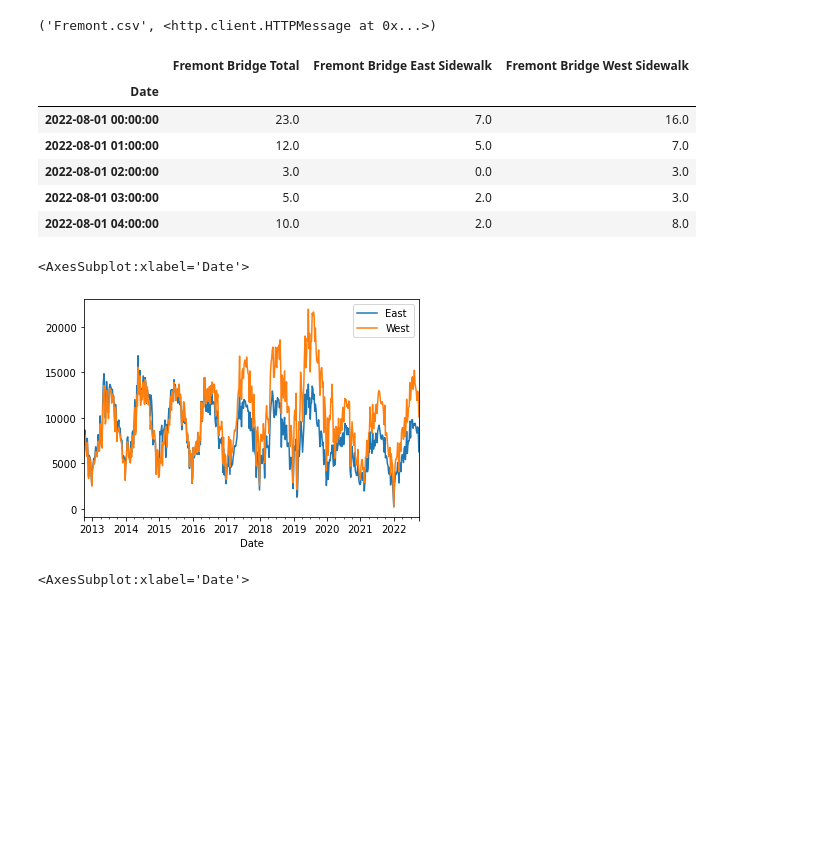
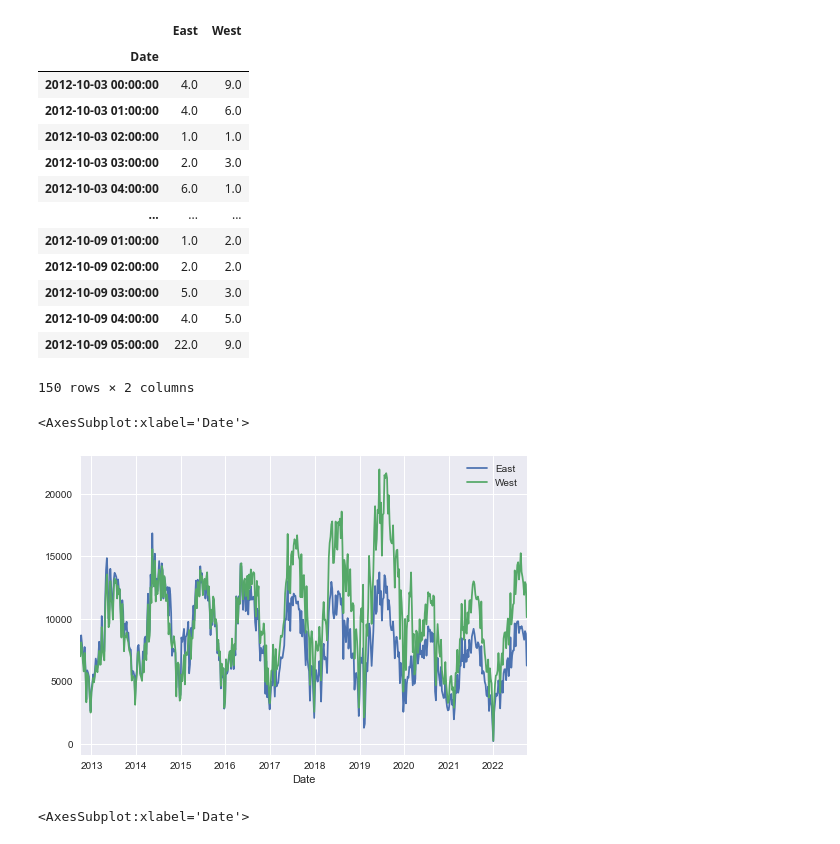
Before and after one commit to kishoremarodia/dataviz_seattle_park, a Jupyter notebook: Fremont_Park_walk_cycle.ipynb, the cells around one changed output. Saved outputs shown, nothing was run; the diff lists cells and outputs as text; code cells hidden in the pictures; blank space fills up the shorter version.

```diff
--- a/Fremont_Park_walk_cycle.ipynb
+++ b/Fremont_Park_walk_cycle.ipynb
@@ -3,26 +1,43 @@ URL = 'https://data.seattle.gov/api/views/65db-xm6k/rows.csv?accessType=DOWNLOAD
 # %%
-from urllib.request import urlretrieve
-urlretrieve(URL,'Fremont.csv')
+import pandas as pd
+import matplotlib.pyplot as plt
+import os
+plt.style.use('seaborn')
+
+URL = 'https://data.seattle.gov/api/views/65db-xm6k/rows.csv?accessType=DOWNLOAD'
+
+def get_fremont_data(filename='Fremont.csv',url=URL,force_download=False):
+    if force_download or not os.path.exists(filename):
+        from urllib.request import urlretrieve
+        urlretrieve(URL,'Fremont.csv')
+    data = pd.read_csv('Fremont.csv',index_col='Date',parse_dates=True)
+    data.drop('Fremont Bridge Total',axis=1,inplace=True)
+    data.columns = ['East','West']
+    return data
-# %% [output]
-('Fremont.csv', <http.client.HTTPMessage at 0x...>)
 # %%
-import pandas as pd
-data = pd.read_csv('Fremont.csv',index_col='Date',parse_dates=True)
-data.drop('Fremont Bridge Total',axis=1,inplace=True)
-data.head()
+data=get_fremont_data()
+
+data.head(150)
 # %% [output]
-|  | Fremont Bridge Total | Fremont Bridge East Sidewalk | Fremont Bridge West Sidewalk |
-| Date |  |  |  |
-| 2022-08-01 00:00:00 | 23.0 | 7.0 | 16.0 |
-| 2022-08-01 01:00:00 | 12.0 | 5.0 | 7.0 |
-| 2022-08-01 02:00:00 | 3.0 | 0.0 | 3.0 |
-| 2022-08-01 03:00:00 | 5.0 | 2.0 | 3.0 |
-| 2022-08-01 04:00:00 | 10.0 | 2.0 | 8.0 |
+|  | East | West |
+| Date |  |  |
+| 2012-10-03 00:00:00 | 4.0 | 9.0 |
+| 2012-10-03 01:00:00 | 4.0 | 6.0 |
+| 2012-10-03 02:00:00 | 1.0 | 1.0 |
+| 2012-10-03 03:00:00 | 2.0 | 3.0 |
+| 2012-10-03 04:00:00 | 6.0 | 1.0 |
+| ... | ... | ... |
+| 2012-10-09 01:00:00 | 1.0 | 2.0 |
+| 2012-10-09 02:00:00 | 2.0 | 2.0 |
+| 2012-10-09 03:00:00 | 5.0 | 3.0 |
+| 2012-10-09 04:00:00 | 4.0 | 5.0 |
+| 2012-10-09 05:00:00 | 22.0 | 9.0 |
+150 rows × 2 columns
 # %%
 
-data.columns = ['East','West']
+
 data.resample('W').sum().plot()
 # %% [output]
 <AxesSubplot:xlabel='Date'>
-[figure, old version]
+[figure, new version]
 # %%
```
Also changed, not shown: parts of 3 cells of this notebook, 1 other file.
